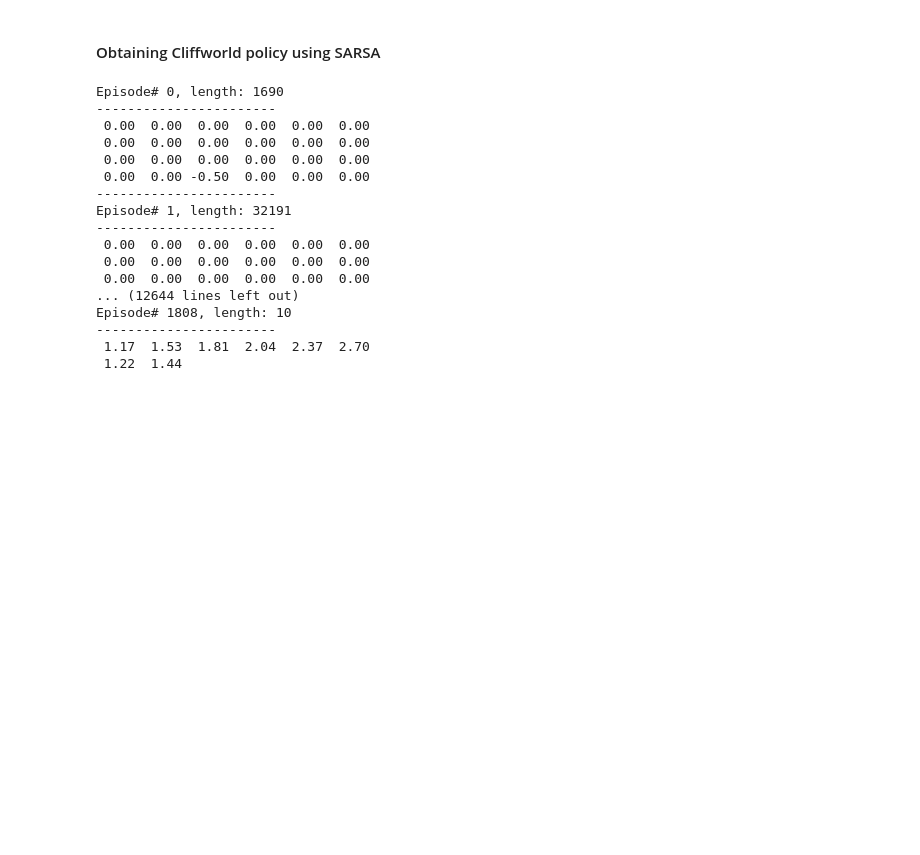
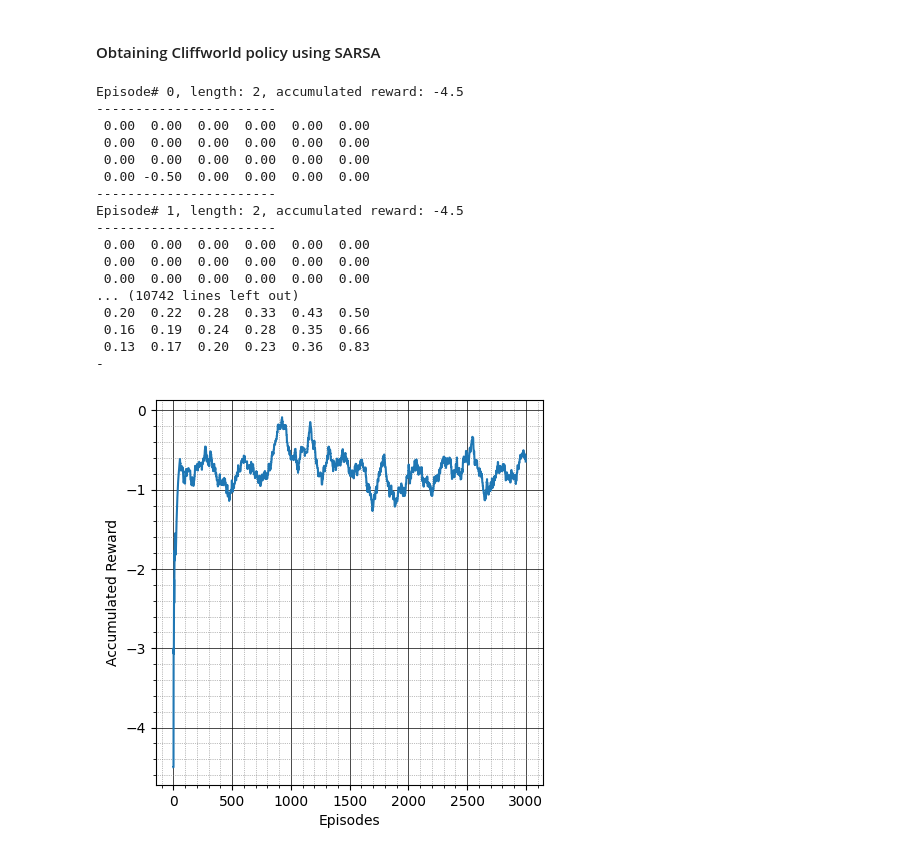
Before and after one commit to tsultan16/Reinforcement_Learning, a Jupyter notebook: grid_world.ipynb, the cells around one changed output. Saved outputs shown, nothing was run; the diff lists cells and outputs as text; code cells hidden in the pictures; blank space fills up the shorter version.

```diff
--- a/grid_world.ipynb
+++ b/grid_world.ipynb
@@ -806,41 +821,44 @@ Episode# 1808, length: 17
 # %% [markdown]
 #### Obtaining Cliffworld policy using SARSA
 # %%
-cw3 = CliffWorld()
+cw3 = CliffWorld(discount_factor=0.9)
 
 # instantiate Q learner
 QL2 = QLearner(cw3, epsilon=0.2)
 
 # training
-QL2.train(episodes=2000, SARSA=True)
+episode_rewards = QL2.train(episodes=3000, SARSA=True)
 
 # policy extraction
 pi2 = cw3.extract_policy()
 
 print("-----------------------")
 for y in range(cw3.height-1, -1, -1):
     for x in range(cw3.width):
         if (x,y) in pi2:
             print(f"{pi2[(x,y)]:<6}", end=' ')
         else:
             print(f"{'None':<6}", end=' ')
     print("")
 print("-----------------------")
+
+plot_rewards(episode_rewards, window_size=100)
 # %% [output]
-Episode# 0, length: 1690
+Episode# 0, length: 2, accumulated reward: -4.5
 -----------------------
  0.00  0.00  0.00  0.00  0.00  0.00
  0.00  0.00  0.00  0.00  0.00  0.00
  0.00  0.00  0.00  0.00  0.00  0.00
- 0.00  0.00 -0.50  0.00  0.00  0.00
+ 0.00 -0.50  0.00  0.00  0.00  0.00
 -----------------------
-Episode# 1, length: 32191
+Episode# 1, length: 2, accumulated reward: -4.5
 -----------------------
  0.00  0.00  0.00  0.00  0.00  0.00
  0.00  0.00  0.00  0.00  0.00  0.00
  0.00  0.00  0.00  0.00  0.00  0.00
-... (12644 lines left out)
-Episode# 1808, length: 10
------------------------
- 1.17  1.53  1.81  2.04  2.37  2.70
- 1.22  1.44
+... (10742 lines left out)
+ 0.20  0.22  0.28  0.33  0.43  0.50
+ 0.16  0.19  0.24  0.28  0.35  0.66
+ 0.13  0.17  0.20  0.23  0.36  0.83
+-
+[figure, added]
```
Also changed, not shown: parts of 9 cells of this notebook.
